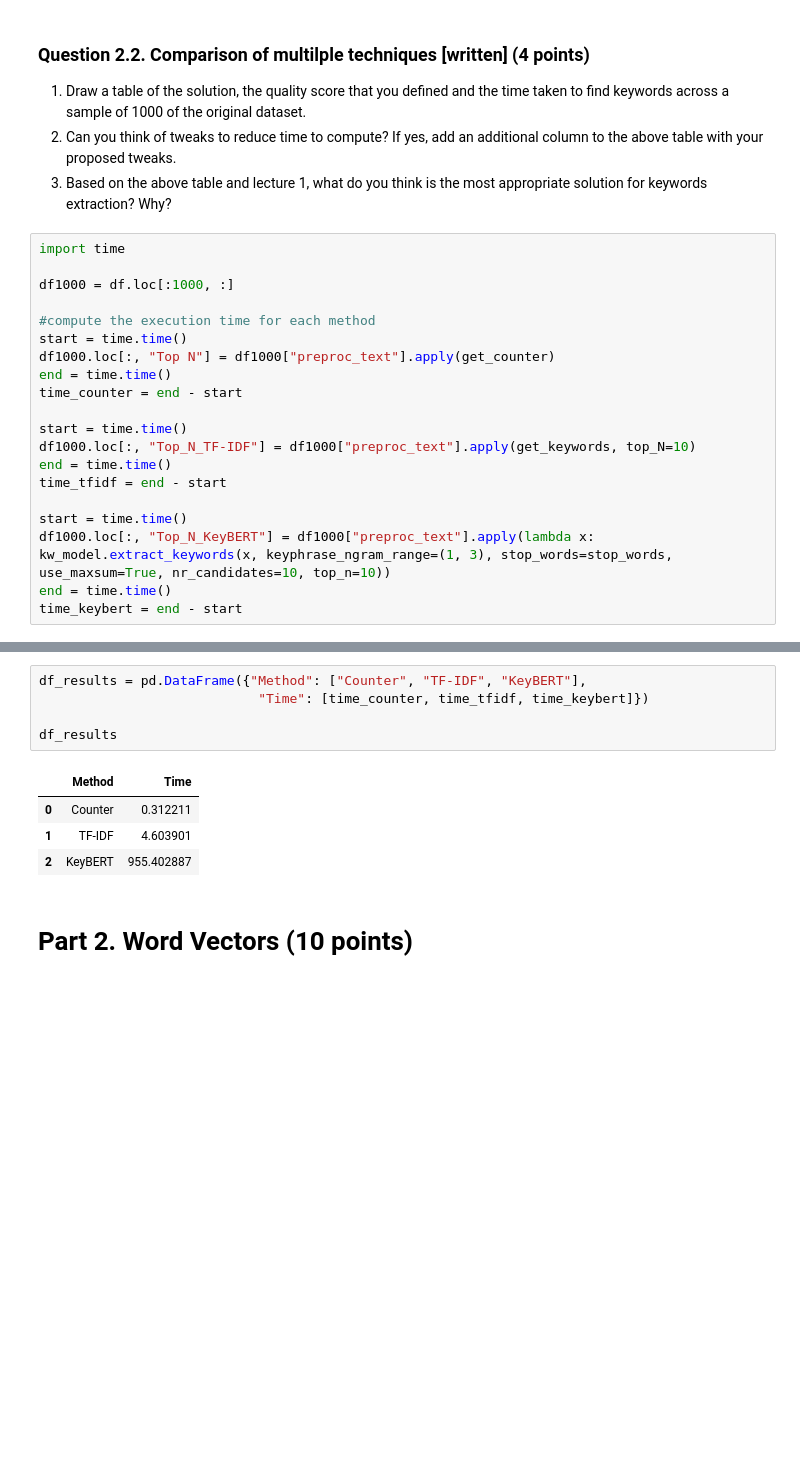
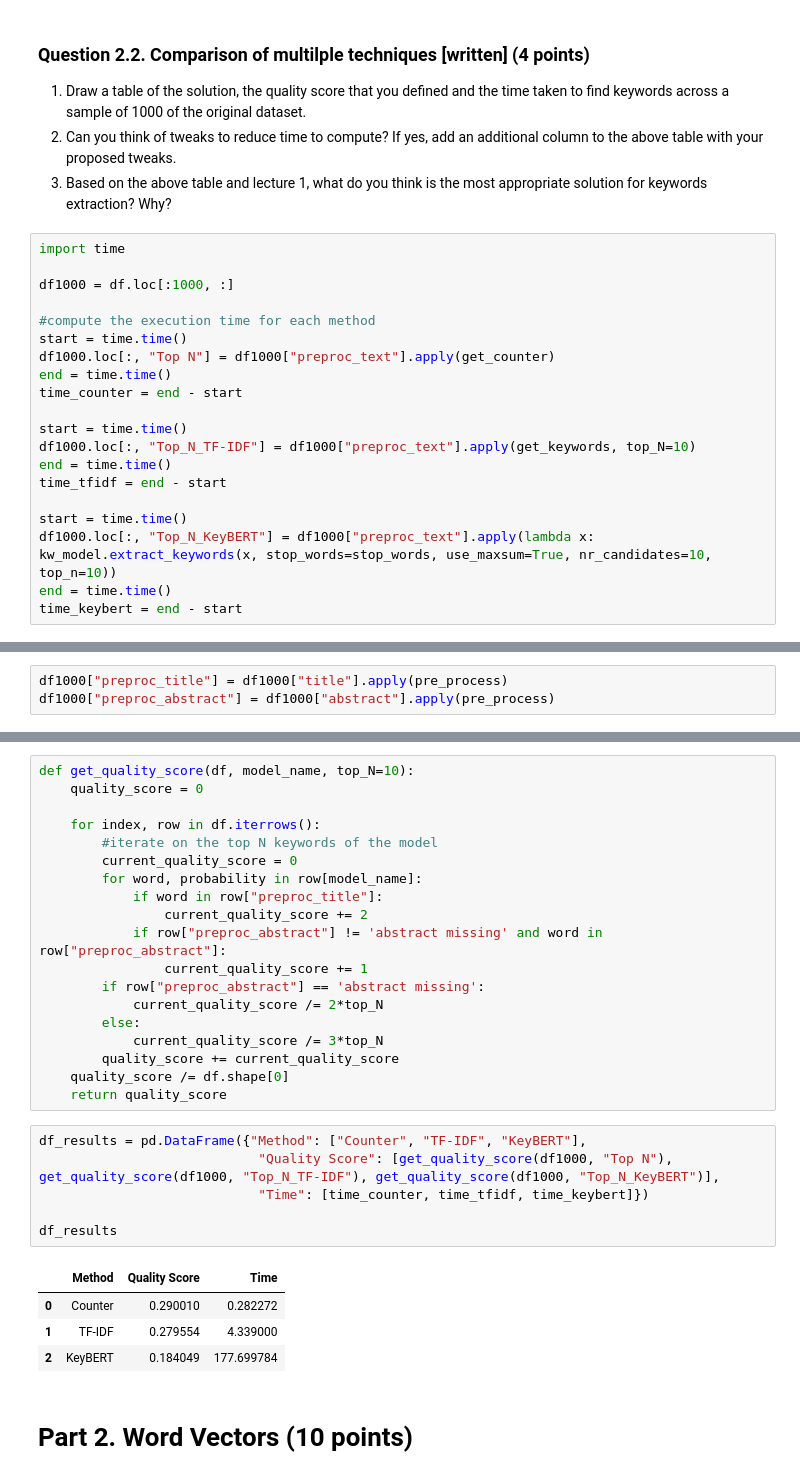
Before and after one commit to Miolith/nlp3-labs, a Jupyter notebook: Lab1_EPITA.ipynb, the cells around one changed output, grey strips where cells are left out. Cells and saved outputs as stored; diff of their text form; blank space fills up the shorter version.

Commit message:
[LAB1] answered the question of the table comparison of the different key extraction models

```diff
--- a/Lab1_EPITA.ipynb
+++ b/Lab1_EPITA.ipynb
@@ -433,7 +431,7 @@ end = time.time()
 time_tfidf = end - start
 
 start = time.time()
-df1000.loc[:, "Top_N_KeyBERT"] = df1000["preproc_text"].apply(lambda x: kw_model.extract_keywords(x, keyphrase_ngram_range=(1, 3), stop_words=stop_words, use_maxsum=True, nr_candidates=10, top_n=10))
+df1000.loc[:, "Top_N_KeyBERT"] = df1000["preproc_text"].apply(lambda x: kw_model.extract_keywords(x, stop_words=stop_words, use_maxsum=True, nr_candidates=10, top_n=10))
 end = time.time()
 time_keybert = end - start
 # %% [output]
@@ -449,0 +449,3 @@ See the caveats in the documentation: https://pandas.pydata.org/pandas-docs/stab
+# %%
+df1000["preproc_title"] = df1000["title"].apply(pre_process)
+df1000["preproc_abstract"] = df1000["abstract"].apply(pre_process)
@@ -450,13 +463,33 @@ See the caveats in the documentation: https://pandas.pydata.org/pandas-docs/stab
+# %%
+def get_quality_score(df, model_name, top_N=10):
+    quality_score = 0
+
+    for index, row in df.iterrows():
+        #iterate on the top N keywords of the model
+        current_quality_score = 0
+        for word, probability in row[model_name]:
+            if word in row["preproc_title"]:
+                current_quality_score += 2
+            if row["preproc_abstract"] != 'abstract missing' and word in row["preproc_abstract"]:
+                current_quality_score += 1
+        if row["preproc_abstract"] == 'abstract missing':
+            current_quality_score /= 2*top_N
+        else:
+            current_quality_score /= 3*top_N
+        quality_score += current_quality_score
+    quality_score /= df.shape[0]
+    return quality_score
 # %%
 df_results = pd.DataFrame({"Method": ["Counter", "TF-IDF", "KeyBERT"],
+                            "Quality Score": [get_quality_score(df1000, "Top N"), get_quality_score(df1000, "Top_N_TF-IDF"), get_quality_score(df1000, "Top_N_KeyBERT")],
                             "Time": [time_counter, time_tfidf, time_keybert]})
 
 df_results
 # %% [output]
-|  | Method | Time |
-| 0 | Counter | 0.312211 |
-| 1 | TF-IDF | 4.603901 |
-| 2 | KeyBERT | 955.402887 |
+|  | Method | Quality Score | Time |
+| 0 | Counter | 0.290010 | 0.282272 |
+| 1 | TF-IDF | 0.279554 | 4.339000 |
+| 2 | KeyBERT | 0.184049 | 177.699784 |
 # %% [markdown]
 # Part 2. Word Vectors (10 points)
 # %%
```
Also changed, not shown: parts of 12 cells of this notebook.
